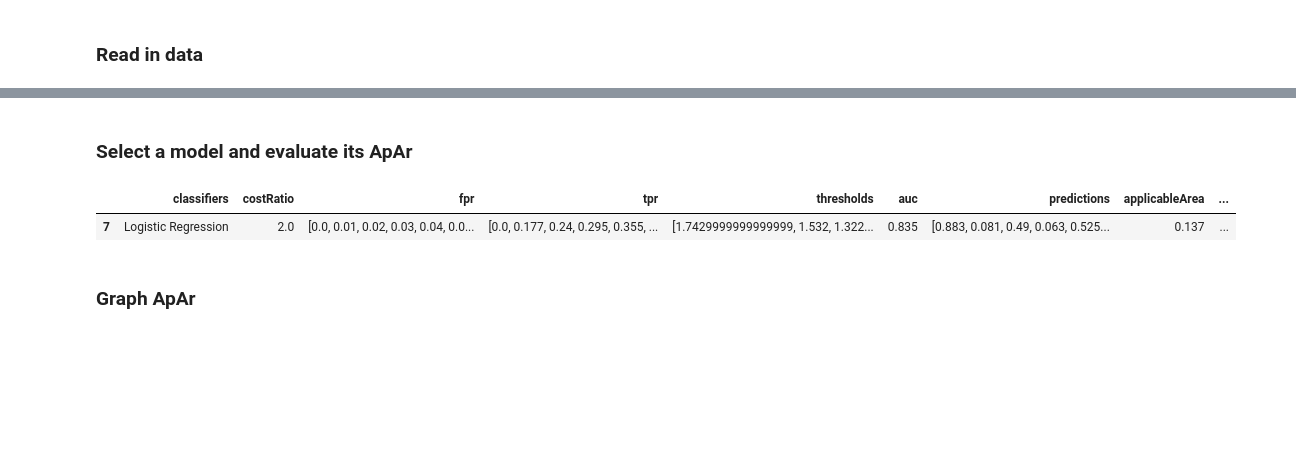
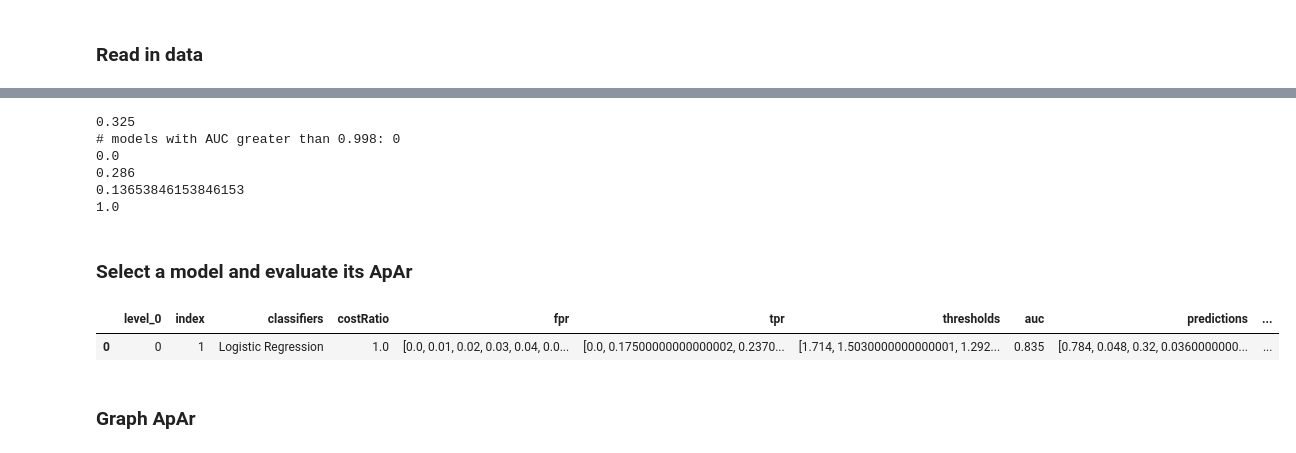
Before and after one commit to StarLiu1/ApplicabilityArea-ApAr, a Jupyter notebook: src/Diabetes Example.ipynb, the cells around one changed output, grey strips where cells are left out. Saved outputs shown, nothing was run; the diff lists cells and outputs as text; code cells hidden in the pictures; blank space fills up the shorter version.

```diff
--- a/src/Diabetes Example.ipynb
+++ b/src/Diabetes Example.ipynb
@@ -582,7 +580,7 @@ Took:  286.19526505470276  seconds.
 # %% [markdown]
 ### Read in data
 # %%
-result_table_diabetes = pd.read_json('data/Datasets/Diabetes/uTP801To2Odds1124.json')
+result_table_diabetes = pd.read_json('medicalDatasets/diabetes/uTP80Odds3489_diabetes.json')
 result_table_diabetes = result_table_diabetes[(result_table_diabetes['classifiers'] != model_name_list[0])]
 result_table_diabetes = result_table_diabetes.reset_index()
 result_table_diabetes
@@ -618,17 +647,47 @@ sorted_aa = result_table_diabetes[(result_table_diabetes['classifiers'] != model
+# %%
+aucCutoff = 0
+modelIndex = 0
+areaThreshold = 0
+numUseless = result_table_diabetes[(result_table_diabetes['withinRange'] == False) & \
+                         (result_table_diabetes['classifiers'] != model_name_list[modelIndex])].shape[0]
+numUseful = result_table_diabetes[(result_table_diabetes['withinRange'] == True) & \
+                         (result_table_diabetes['classifiers'] != model_name_list[modelIndex])].shape[0]
+print(numUseful / (numUseful + numUseless))
+# data = result_table_ckd[(result_table_ckd['applicableArea'] >= 0) & \
+#                      (result_table_ckd['classifiers'] != model_name_list[modelIndex]) & \
+#                      (result_table_ckd['auc'] >= aucCutoff)]['applicableArea']
+# plt.hist(data, weights=np.ones(len(data)) / len(data))
+# plt.gca().yaxis.set_major_formatter(PercentFormatter(1))
+# plt.show()
+aucValue = 0.998
+numGtAUC = result_table_diabetes[(result_table_diabetes['auc'] > aucValue) & \
+                         (result_table_diabetes['classifiers'] != model_name_list[modelIndex])].shape[0]
+print("# models with AUC greater than " + str(aucValue) + ": " + str(numGtAUC))
+print(min(result_table_diabetes['applicableArea']))
+print(max(result_table_diabetes['applicableArea']))
+print(min(result_table_diabetes['leastViable']))
+print(max(result_table_diabetes['leastViable']))
+# %% [output]
+0.325
+# models with AUC greater than 0.998: 0
+0.0
+0.286
+0.13653846153846153
+1.0
 # %% [markdown]
 ### Select a model and evaluate its ApAr
 # %%
 # model_name_list = ['Linear Regression', 'Logistic Regression', 'Decision Trees',
 #                                               'xgBoost', "Random Forest", "SVM"]
 ci =1
 modelTest = result_table_diabetes[(result_table_diabetes['classifiers'] == model_name_list[ci]) & \
-                           (result_table_diabetes['costRatio'] == 2)
+                           (result_table_diabetes['costRatio'] > 0) & \
+                                  (result_table_diabetes['costRatio'] < 2)
                           ]
-# print(np.array(modelTest['tpr']), np.array(modelTest['fpr']))
 modelTest
 # %% [output]
-|  | classifiers | costRatio | fpr | tpr | thresholds | auc | predictions | applicableArea | ... |
-| 7 | Logistic Regression | 2.0 | [0.0, 0.01, 0.02, 0.03, 0.04, 0.0... | [0.0, 0.177, 0.24, 0.295, 0.355, ... | [1.7429999999999999, 1.532, 1.322... | 0.835 | [0.883, 0.081, 0.49, 0.063, 0.525... | 0.137 | ... |
+|  | level_0 | index | classifiers | costRatio | fpr | tpr | thresholds | auc | predictions | ... |
+| 0 | 0 | 1 | Logistic Regression | 1.0 | [0.0, 0.01, 0.02, 0.03, 0.04, 0.0... | [0.0, 0.17500000000000002, 0.2370... | [1.714, 1.5030000000000001, 1.292... | 0.835 | [0.784, 0.048, 0.32, 0.0360000000... | ... |
 # %% [markdown]
 ### Graph ApAr
 # %%
```
Also changed, not shown: parts of 17 cells of this notebook, 12 other files.
